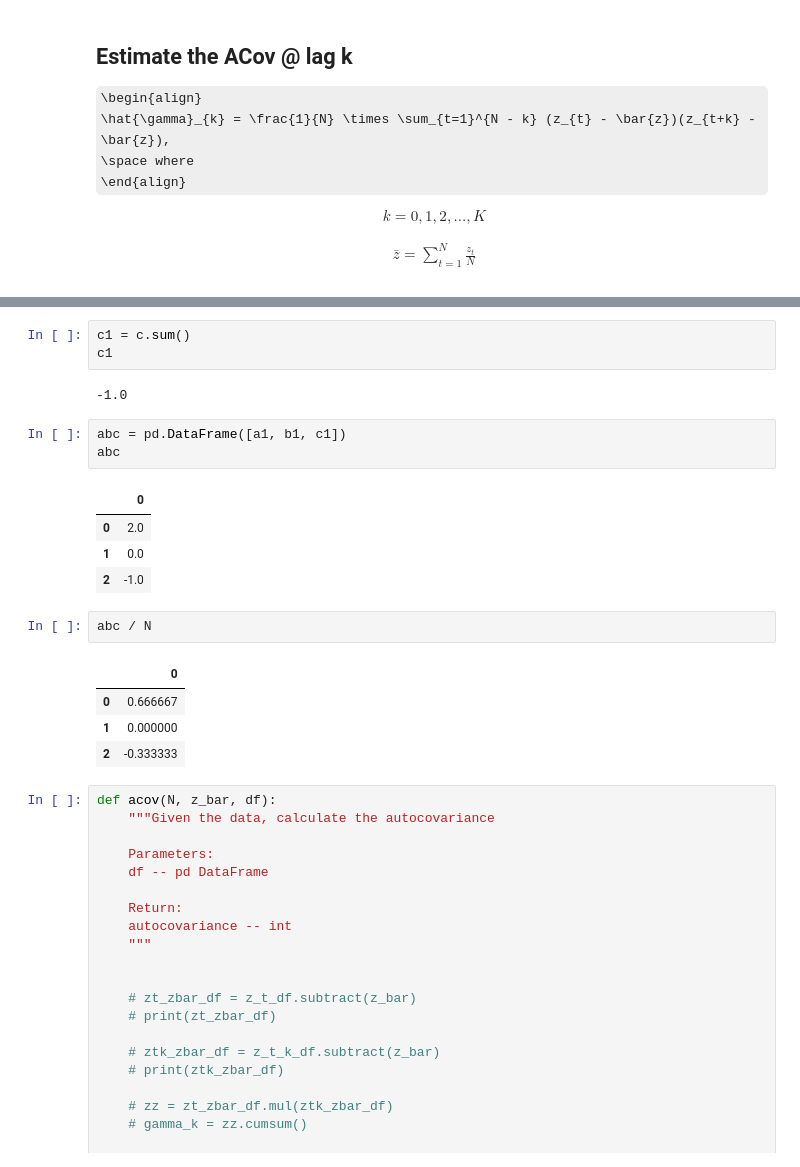
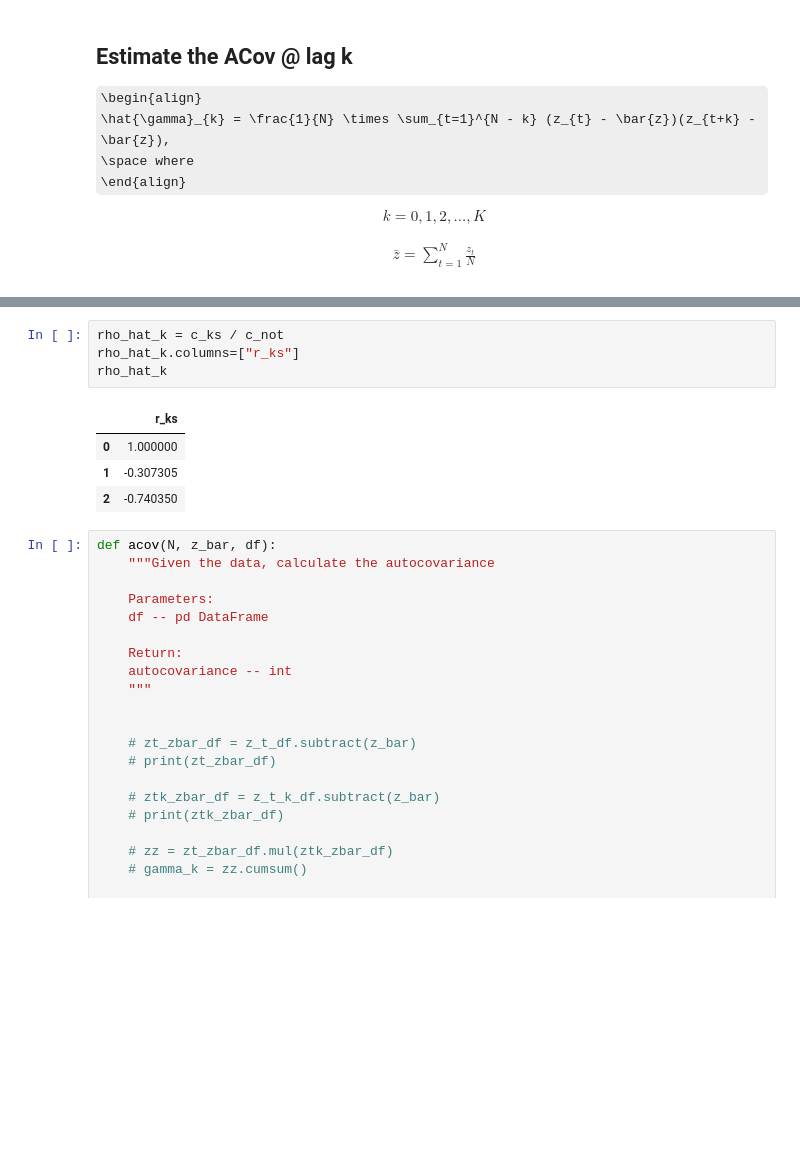
Before and after one commit to Brinkley97/book-forecasting_and_control, a Jupyter notebook: part_1/2-autocorrelation_func_and_spectrum_of_stationary_process/exercises/2.4.3.ipynb, the cells around one changed output, grey strips where cells are left out. Drawn from its saved outputs; the diff is of its cells as text; some formulas as TeX source; blank space fills up the shorter version.

```diff
--- a/part_1/2-autocorrelation_func_and_spectrum_of_stationary_process/exercises/2.4.3.ipynb
+++ b/part_1/2-autocorrelation_func_and_spectrum_of_stationary_process/exercises/2.4.3.ipynb
@@ -147,23 +154,12 @@ dtype: float64
-# %%
-c1 = c.sum()
-c1
-# %% [output]
--1.0
-# %%
-abc = pd.DataFrame([a1, b1, c1])
-abc
-# %% [output]
-|  | 0 |
-| 0 | 2.0 |
-| 1 | 0.0 |
-| 2 | -1.0 |
-# %%
-abc / N
-# %% [output]
-|  | 0 |
-| 0 | 0.666667 |
-| 1 | 0.000000 |
-| 2 | -0.333333 |
+# %%
+rho_hat_k = c_ks / c_not
+rho_hat_k.columns=["r_ks"]
+rho_hat_k
+# %% [output]
+|  | r_ks |
+| 0 | 1.000000 |
+| 1 | -0.307305 |
+| 2 | -0.740350 |
 # %%
 def acov(N, z_bar, df):
     """Given the data, calculate the autocovariance
```
Also changed, not shown: parts of 21 cells of this notebook, 1 other file.
